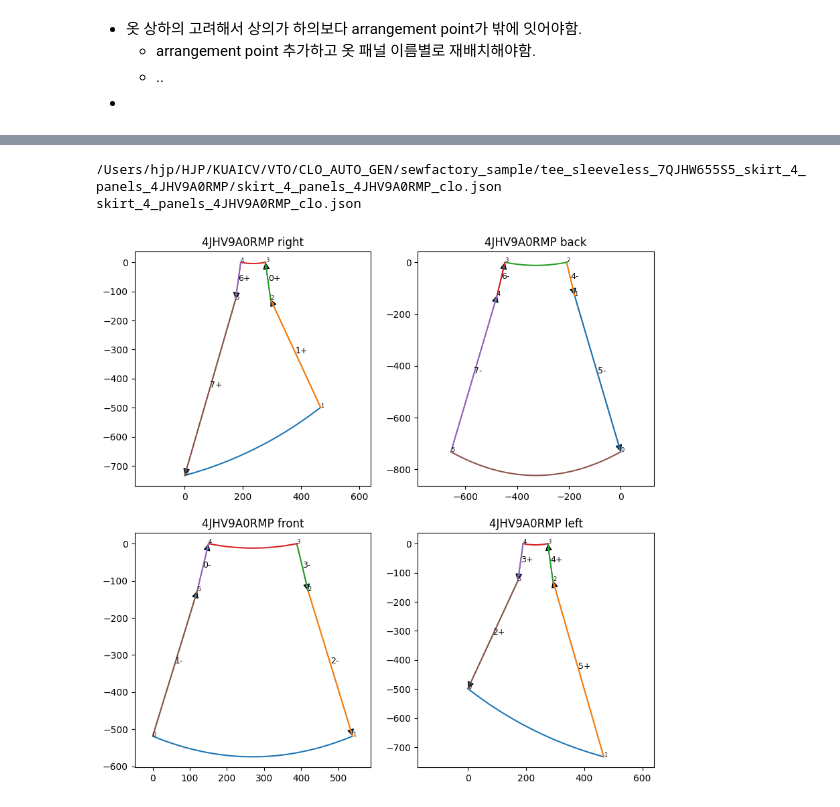
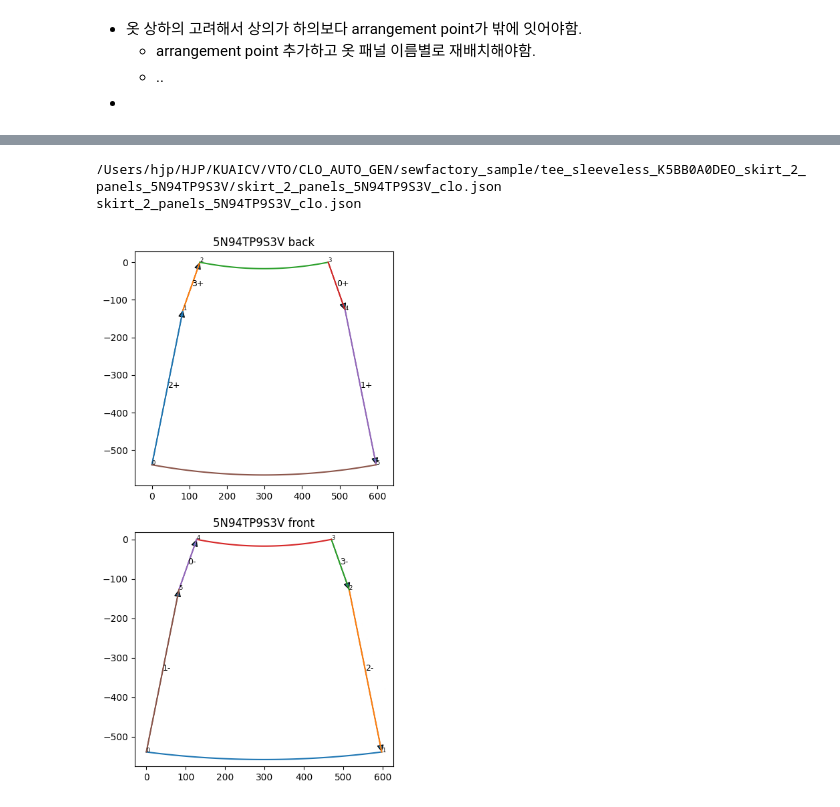
Before and after one commit to 2InfinityN6eyond/CLO_AUTO_GEN, a Jupyter notebook: convert_sewfactory_to_clo.ipynb, the cells around one changed output, grey strips where cells are left out. Saved outputs shown, nothing was run; the diff lists cells and outputs as text; code cells hidden in the pictures.

```diff
--- a/convert_sewfactory_to_clo.ipynb
+++ b/convert_sewfactory_to_clo.ipynb
@@ -436,4 +403,16 @@ garment_category_set
     - arrangement point 추가하고 옷 패널 이름별로 재배치해야함.
     - ..
 -
+# %%
+from copy import deepcopy
+
+def combine_top_bottom_clo_json(
+    top_clo_json, bottom_clo_json
+) :
+    combined_clo_json = deepcopy(top_clo_json)
+    combined_clo_json["FabricList"].extend(bottom_clo_json["FabricList"])
+    combined_clo_json["PatternList"].extend(bottom_clo_json["PatternList"])
+    combined_clo_json["InstanceDataList"].extend(bottom_clo_json["InstanceDataList"])
+    combined_clo_json["SeamLinePairGroupList"].extend(bottom_clo_json["SeamLinePairGroupList"])
+    return combined_clo_json
 # %%
@@ -679,11 +684,0 @@ garment_path
-# %%
-spec_path = spec_path_list[0]
-save_path = spec_path.replace("specification.json", "clo.json")
-
-spec_name = os.path.basename(spec_path)
-save_path = os.path.join(
-    ".", "sewfactory_sample", spec_name.replace("specification.json", "clo.json")
-)
-
-print(spec_path)
-print(save_path)
@@ -1065,28 +1378,35 @@ def vis_clo_sewing_pattern(clo_path, FIGLEN = 5) :
     plt.show()
 # %%
 clo_path_list = [
+    'dress_sleeveless_1BHHN5S23C/dress_sleeveless_1BHHN5S23C_clo.json',
+    'dress_sleeveless_1GB03NT2SI/dress_sleeveless_1GB03NT2SI_clo.json',
+    'dress_sleeveless_VNBODCKWCG/dress_sleeveless_VNBODCKWCG_clo.json',
     'rand_0UAQ4EFU48__01__rand_2QPNU9PXFC__01/rand_0UAQ4EFU48__01__clo.json',
     'rand_0UAQ4EFU48__01__rand_2QPNU9PXFC__01/rand_0UAQ4EFU48__01__rand_2QPNU9PXFC__01__clo.json',
     'rand_0UAQ4EFU48__01__rand_2QPNU9PXFC__01/rand_2QPNU9PXFC__01__clo.json',
     'rand_828KKFL4TS/rand_828KKFL4TS__01__clo.json',
-    'rand_828KKFL4TS/rand_828KKFL4TS__01__clo_.json',
-    'dress_sleeveless_1BHHN5S23C/dress_sleeveless_1BHHN5S23C_clo.json',
-    'dress_sleeveless_1GB03NT2SI/dress_sleeveless_1GB03NT2SI_clo.json',
-    'dress_sleeveless_VNBODCKWCG/dress_sleeveless_VNBODCKWCG_clo.json',
+    'rand_GB8D5EOGM9__01__rand_8A4A0RZU6Z__01/rand_8A4A0RZU6Z__01__clo.json',
+    'rand_GB8D5EOGM9__01__rand_8A4A0RZU6Z__01/rand_GB8D5EOGM9__01__clo.json',
+    'rand_GB8D5EOGM9__01__rand_8A4A0RZU6Z__01/rand_8A4A0RZU6Z__01__clo_.json',
+    'rand_GB8D5EOGM9__01__rand_8A4A0RZU6Z__01/rand_GB8D5EOGM9__01__rand_8A4A0RZU6Z__01__clo.json',
     'tee_sleeveless_7QJHW655S5_skirt_4_panels_4JHV9A0RMP/skirt_4_panels_4JHV9A0RMP_clo.json',
     'tee_sleeveless_7QJHW655S5_skirt_4_panels_4JHV9A0RMP/tee_sleeveless_7QJHW655S5_clo.json',
+    'tee_sleeveless_K5BB0A0DEO_skirt_2_panels_5N94TP9S3V/skirt_2_panels_5N94TP9S3V_clo.json',
+    'tee_sleeveless_K5BB0A0DEO_skirt_2_panels_5N94TP9S3V/tee_sleeveless_K5BB0A0DEO_clo.json'
 ]
+
+
 clo_path_list = list(map(
     lambda x : str(Path(os.getcwd()) / 'sewfactory_sample' / Path(x)),
     clo_path_list
 ))
 # %%
-IDX = 8
+IDX = 12
 print(clo_path_list[IDX])
 print(os.path.basename(clo_path_list[IDX]))
 vis_clo_sewing_pattern(clo_path_list[IDX])
 # %% [output]
-/Users/hjp/HJP/KUAICV/VTO/CLO_AUTO_GEN/sewfactory_sample/tee_sleeveless_7QJHW655S5_skirt_4_panels_4JHV9A0RMP/skirt_4_panels_4JHV9A0RMP_clo.json
-skirt_4_panels_4JHV9A0RMP_clo.json
+/Users/hjp/HJP/KUAICV/VTO/CLO_AUTO_GEN/sewfactory_sample/tee_sleeveless_K5BB0A0DEO_skirt_2_panels_5N94TP9S3V/skirt_2_panels_5N94TP9S3V_clo.json
+skirt_2_panels_5N94TP9S3V_clo.json
-[figure, old version]
+[figure, new version]
 # %%
```
Also changed, not shown: parts of 11 cells of this notebook, 17 other files.
